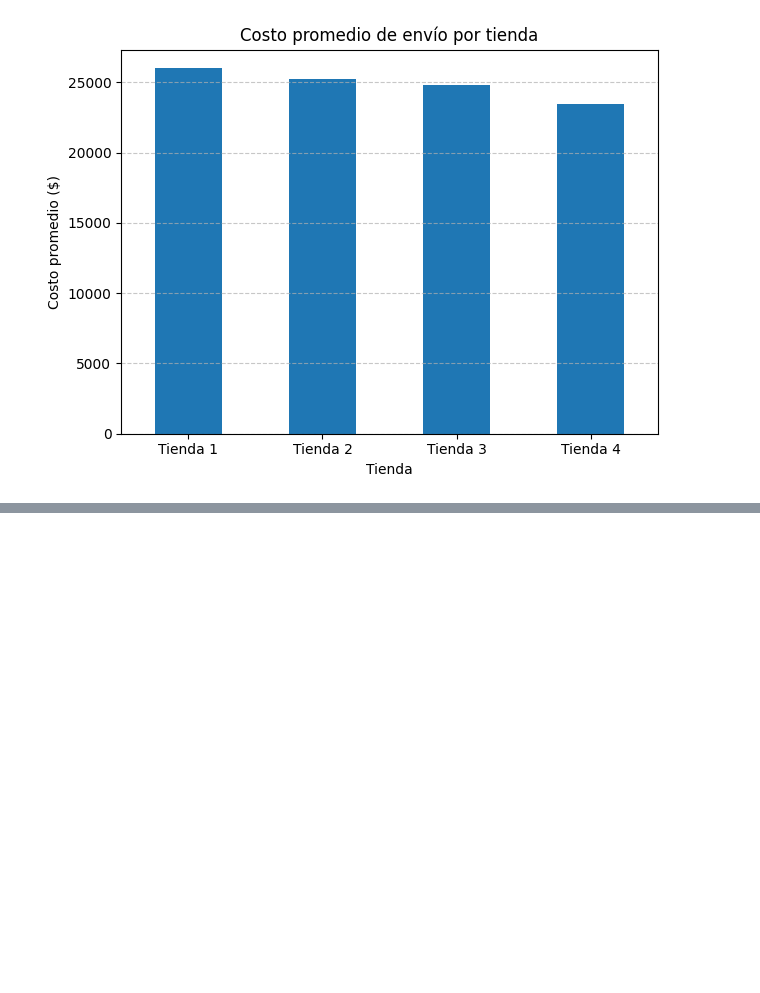
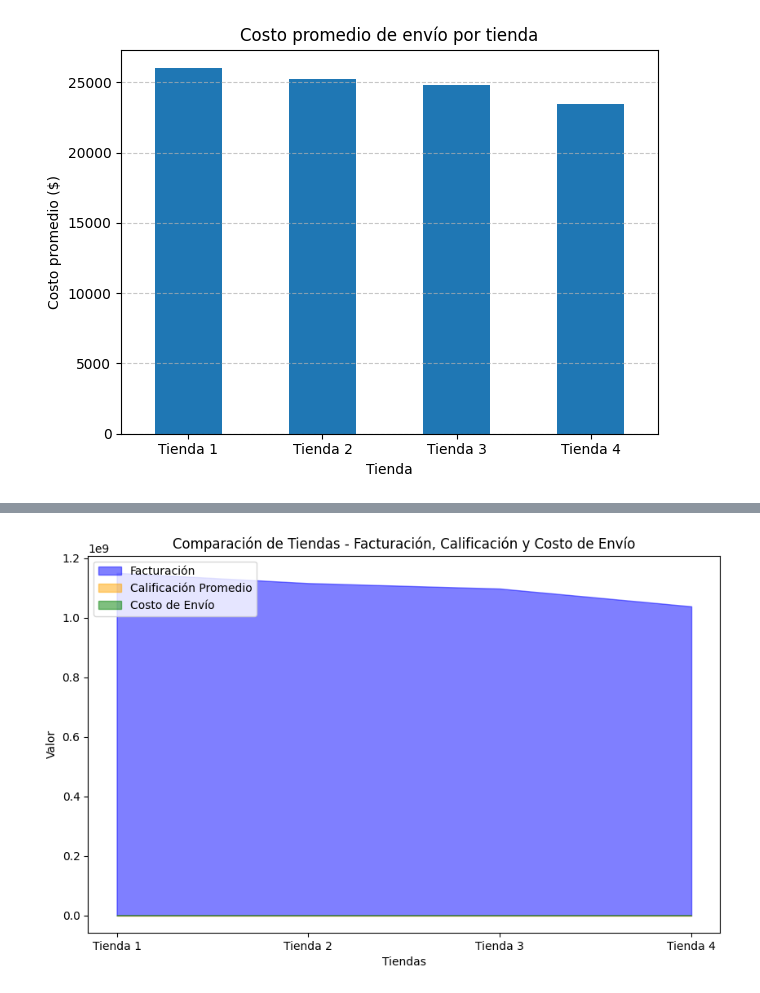
Before and after one commit to DaniBntz/AluraStore, a Jupyter notebook: Challenge_AluraStoreLatam.ipynb, the cells around one changed output, grey strips where cells are left out. Saved outputs shown, nothing was run; the diff lists cells and outputs as text; code cells hidden in the pictures; blank space fills up the shorter version.

```diff
--- a/Challenge_AluraStoreLatam.ipynb
+++ b/Challenge_AluraStoreLatam.ipynb
@@ -460,0 +640,29 @@ plt.show()
+# %%
+
+
+# Datos de ejemplo
+tiendas = ['Tienda 1', 'Tienda 2', 'Tienda 3', 'Tienda 4']
+facturacion = facturacion_total.values
+calificaciones = promedio_calificacion.values * 100  # Escalamos las calificaciones (de 0-5 a 0-100)
+envios = costo_envio_promedio.values
+
+# Crear el gráfico de áreas
+plt.figure(figsize=(10, 6))
+
+# Graficar las áreas
+plt.fill_between(tiendas, facturacion, color='blue', alpha=0.5, label='Facturación')
+plt.fill_between(tiendas, calificaciones, color='orange', alpha=0.5, label='Calificación Promedio')
+plt.fill_between(tiendas, envios, color='green', alpha=0.5, label='Costo de Envío')
+
+# Títulos y etiquetas
+plt.title('Comparación de Tiendas - Facturación, Calificación y Costo de Envío')
+plt.xlabel('Tiendas')
+plt.ylabel('Valor')
+
+# Mostrar leyenda
+plt.legend(loc='upper left')
+
+# Mostrar gráfico
+plt.show()
+# %% [output]
+[figure, added]
```
Also changed, not shown: parts of 8 cells of this notebook.
